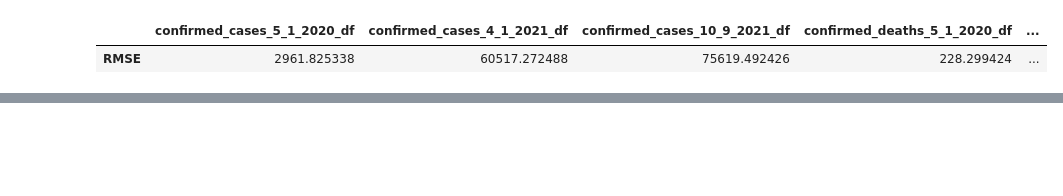
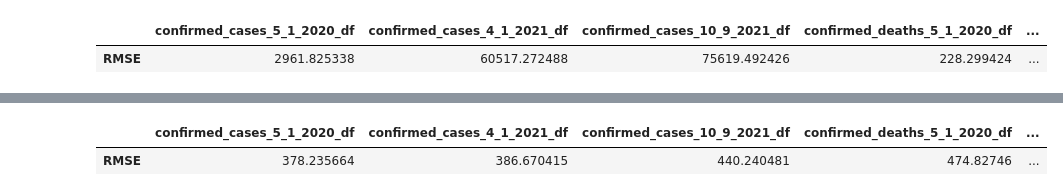
Before and after one commit to henrytan2/ML-Project, a Jupyter notebook: FinalProject.ipynb, the cells around one changed output, grey strips where cells are left out. Cells and saved outputs as stored; diff of their text form; code cells hidden in the pictures; blank space fills up the shorter version.

```diff
--- a/FinalProject.ipynb
+++ b/FinalProject.ipynb
@@ -702,0 +706,39 @@ rmse_svm_df
+# %%
+
+pca = PCA(n_components = 5 )
+X_train_pca = pca.fit_transform(X_train_t10_corr_norm)
+X_test_pca = pca.transform(X_test_t10_corr_norm)
+print(" PCA Components:" , pca.components_)
+
+rmse_sgd_pca_df = pd.DataFrame(columns=['confirmed_cases_5_1_2020_df', 'confirmed_cases_4_1_2021_df', 'confirmed_cases_10_9_2021_df',
+                                    'confirmed_deaths_5_1_2020_df', 'confirmed_deaths_4_1_2021_df', 'confirmed_deaths_10_9_2021_df'])
+
+rmse_sgd_list_pca = []
+y_pred_sgd_pca_list = []
+
+for i in range(len(df_list)):
+    sgd_model = SGDRegressor()
+    grid = GridSearchCV(sgd_model, param_grid, scoring='neg_root_mean_squared_error', n_jobs=-1, cv=None)
+    grid.fit(X_train_pca, y_train)
+
+    # print best parameter after tuning
+    best_params = grid.best_params_
+    print("Best parameter: ", best_params)
+
+    sgd_model = grid.best_estimator_
+    score = grid.best_score_
+    print("Best score: ", score)
+
+    SGD_lr_model_best = SGDRegressor(alpha=best_params['alpha'], max_iter=best_params['max_iter'])
+    SGD_lr_model_best.fit(X_train_pca, y_train)
+    y_predict_sgd_pca = SGD_lr_model_best.predict(X_test_pca)
+
+    y_pred_sgd_pca_list.append(y_predict_sgd_pca)
+
+    # RMSE_SKLEARN
+    rmse_sgd_pca = rmse_func(y_test, y_predict_sgd_pca)
+    rmse_sgd_list_pca.append(rmse_sgd_pca)
+
+print("RMSE SGD Model: ", rmse_sgd_list_pca)
+rmse_sgd_pca_df = rmse_sgd_pca_df.append(pd.Series(rmse_sgd_list_pca, index=rmse_sgd_pca_df.columns, name='RMSE'),
+                                 ignore_index=False)
@@ -702,0 +763,5 @@ rmse_svm_df
+# %%
+rmse_sgd_pca_df
+# %% [output]
+|  | confirmed_cases_5_1_2020_df | confirmed_cases_4_1_2021_df | confirmed_cases_10_9_2021_df | confirmed_deaths_5_1_2020_df | ... |
+| RMSE | 378.235664 | 386.670415 | 440.240481 | 474.82746 | ... |
```
Also changed, not shown: parts of 5 cells of this notebook.
